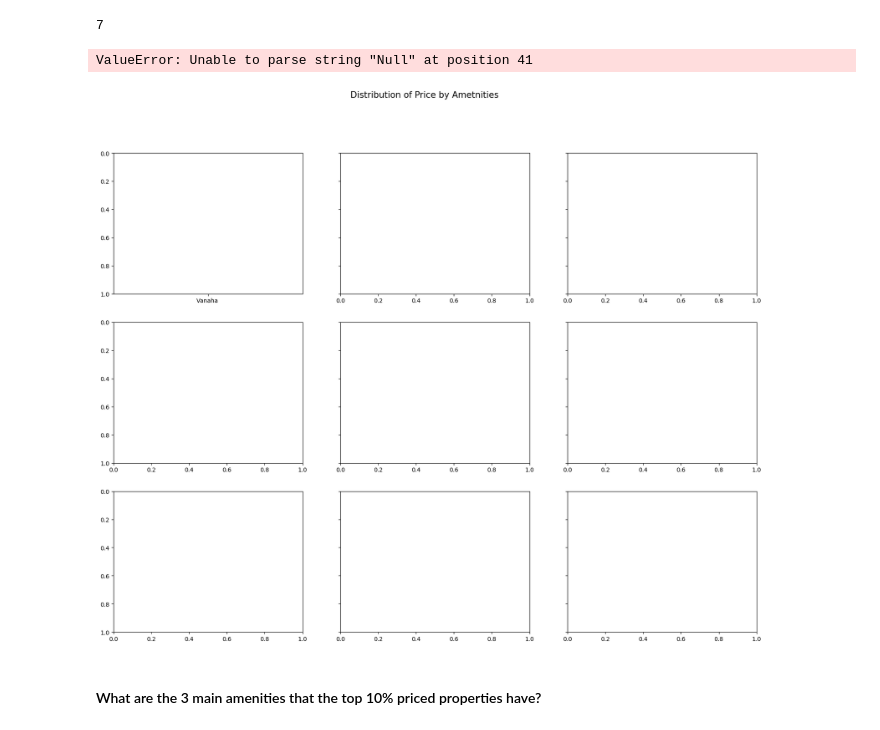
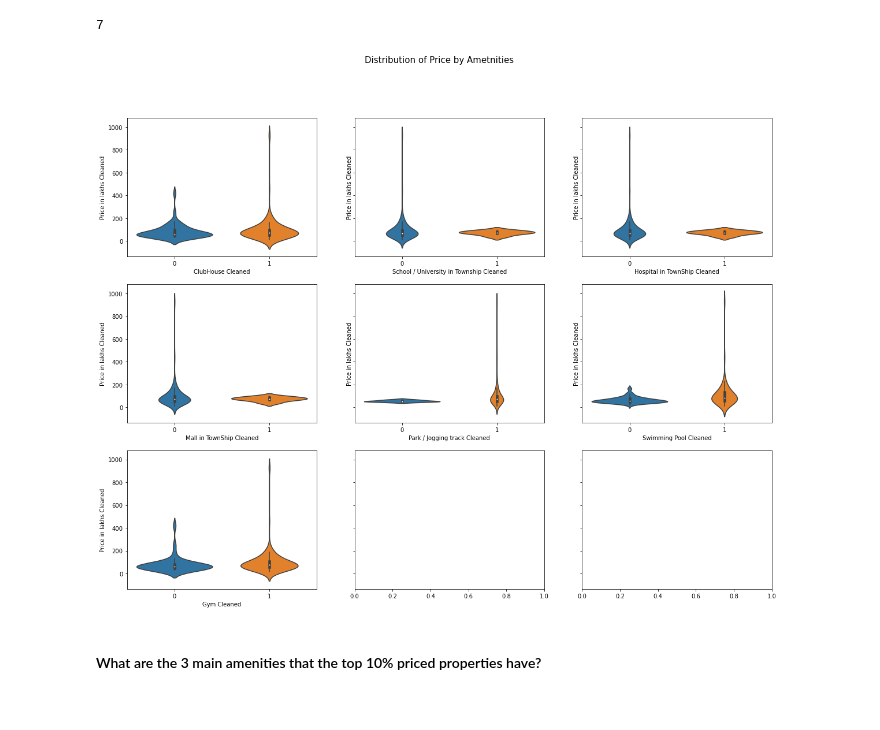
Before and after one commit to DangVanVu-ctdl/estate-list, a Jupyter notebook: lib/EDA.ipynb, the cells around one changed output. Cells and saved outputs as stored; diff of their text form; code cells hidden in the pictures.

```diff
--- a/lib/EDA.ipynb
+++ b/lib/EDA.ipynb
@@ -95,7 +70,7 @@ import warnings
 warnings.filterwarnings('ignore')
 # %%
 # Loading the data
-data= pd.read_excel('E:/11Estate-Price/modular_code/input/Pune Real Estate Data.xlsx')
+data= pd.read_excel('C:/Users/DANG VU/Desktop/Topic11/AI-topic11/notebooks/Pune Real Estate Data.xlsx')
 print(data.shape)
 data.head()
 # %% [output]
@@ -324,7 +292,7 @@ df[['Property Area in Sq. Ft.','Property Area in Sq. Ft. Cleaned']].sample(5)
 ##### Price:
 # %%
 numbers = re.compile(r"[-+]?(\d*\.\d+|\d+)")
-df['Price in lakhs Cleaned'] = (df['Price in lakhs'].apply(lambda x: np.float64(numbers.findall(str(x))[0])
+df['Price in lakhs Cleaned'] = (df['Price in lakhs'].apply(lambda x: np.float(numbers.findall(str(x))[0])
                                                            if len(numbers.findall(str(x)))>0 else np.nan ))
 # %%
 df[['Price in lakhs','Price in lakhs Cleaned']].sample(5)
@@ -583,37 +562,0 @@ KeyError: "None of [Index(['Property Area in Sq. Ft. Cleaned', 'Price in lakhs C
-# %%
-import pandas as pd
-import matplotlib.pyplot as plt
-import seaborn as sns
-
-# Đọc dữ liệu
-df1 = pd.read_excel('E:/11Estate-Price/modular_code/input/Pune Real Estate Data.xlsx')
-
-# Kiểm tra tên cột
-print("Các cột trong DataFrame:", df1.columns)
-
-# Loại bỏ khoảng trắng thừa trong tên cột
-df1.columns = df1.columns.str.strip()
-
-# Kiểm tra lại tên cột sau khi loại bỏ khoảng trắng
-print("Các cột sau khi loại bỏ khoảng trắng:", df1.columns)
-
-# Property Area vs Price
-try:
-    temp = df1[['Property Area in Sq. Ft. Cleaned', 'Price in lakhs Cleaned']]
-except KeyError as e:
-    print(f"Lỗi KeyError: {e}")
-
-# Nếu temp được tạo thành công, thực hiện mô tả dữ liệu
-if 'temp' in locals():
-    print(temp.describe())
-
-    # Ma trận tương quan
-    corr_matrix = temp.corr()
-    print(corr_matrix['Price in lakhs Cleaned'])
-
-    # Vẽ biểu đồ phân tán
-    plt.figure(figsize=(8, 5))
-    sns.scatterplot(data=temp, x='Property Area in Sq. Ft. Cleaned', y='Price in lakhs Cleaned')
-    plt.title("Property Area vs Price", size=15)
-    plt.xticks(rotation=45)
-    plt.show()
@@ -736,11 +578,10 @@ print(len(feats_to_plot))
 # %%
 fig,ax = plt.subplots(nrows=3,ncols=3,sharey=True,figsize=(20,15))
 plt.suptitle("Distribution of Price by Ametnities",size=15)
-for i, col in enumerate(feats_to_plot):
-        sns.violinplot(x=df1[col], y=df1['Price in lakhs'], ax=ax[i // 3, i % 3])
+for i,col in enumerate(feats_to_plot):
+    sns.violinplot(x = df1[col],y=df1['Price in lakhs Cleaned'],ax=ax[i//3,i%3])
 # %% [output]
-ValueError: Unable to parse string "Null" at position 41
-[figure, old version]
+[figure, new version]
 # %% [markdown]
 #### What are the 3 main amenities that the top 10% priced properties have?
 # %% [markdown]
```
Also changed, not shown: parts of 24 cells of this notebook, 1 other file.
